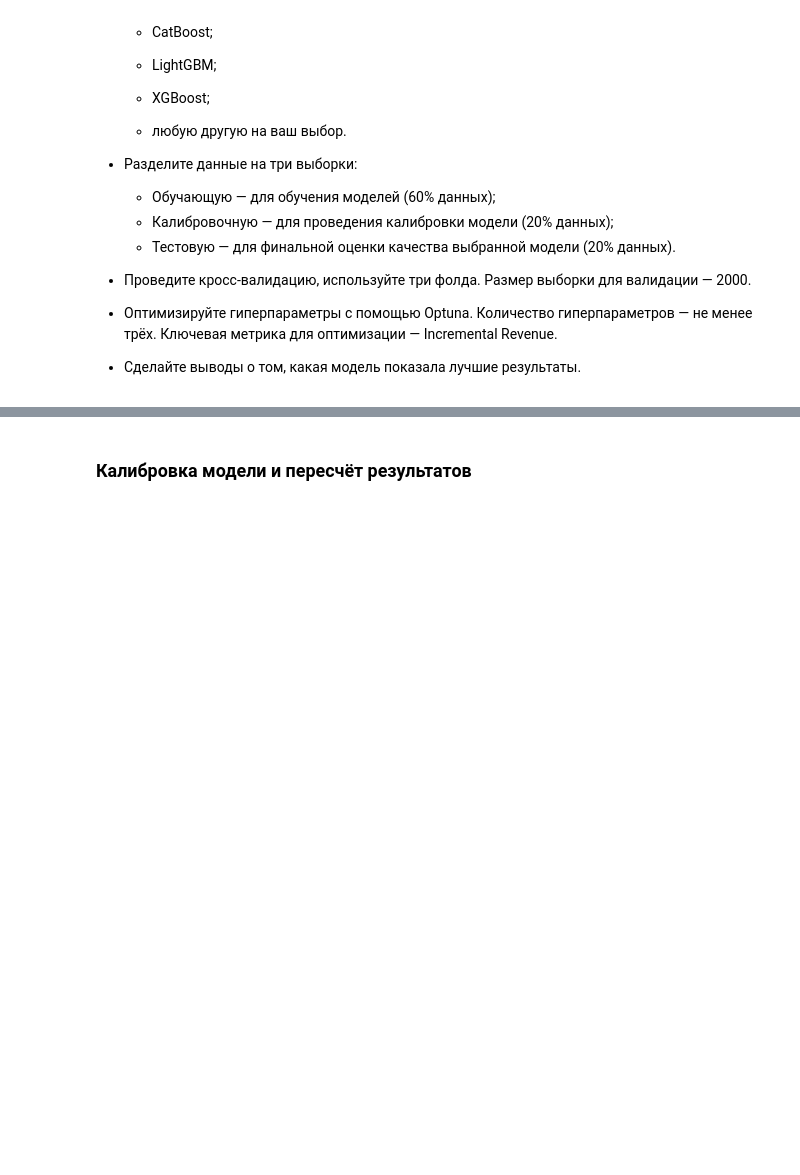
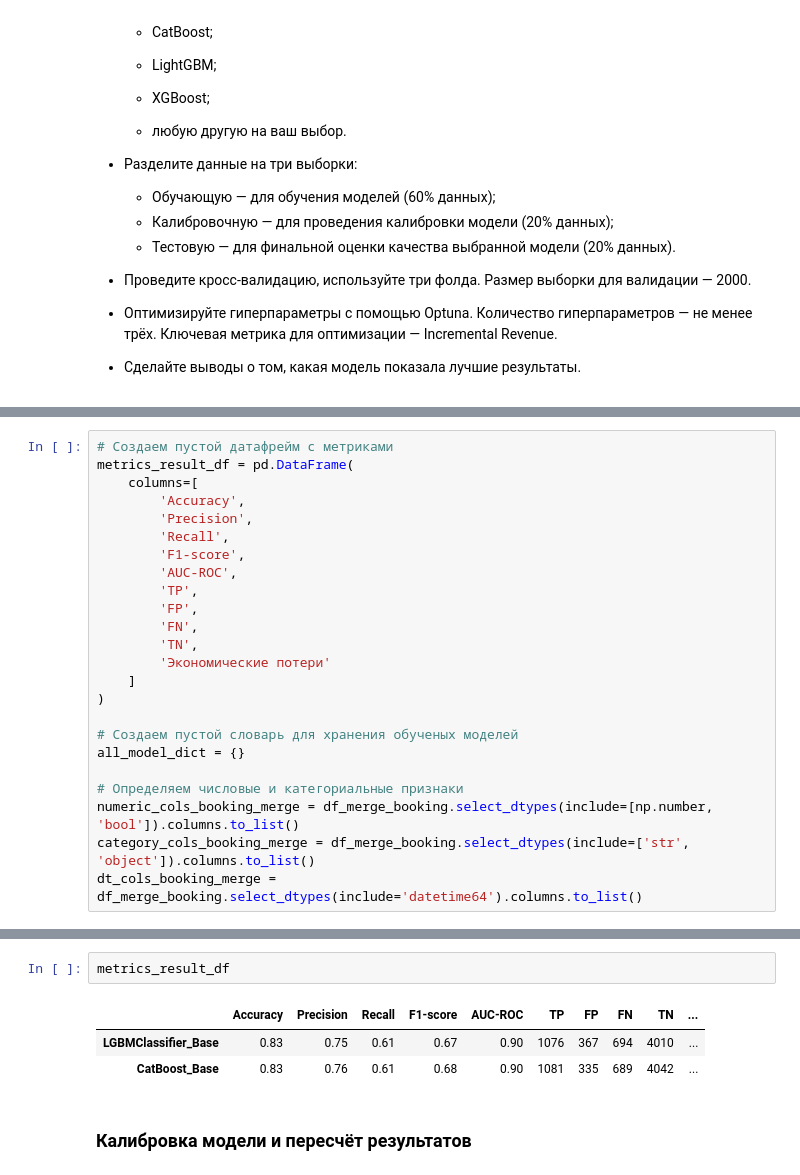
Before and after one commit to MEYakunin/Sprint17_Booking_Cancellation_Predict, a Jupyter notebook: Sprint17_Booking_Cancellation_Predict.ipynb, the cells around one changed output, grey strips where cells are left out. Cells and saved outputs as stored; diff of their text form; blank space fills up the shorter version.

```diff
--- a/Sprint17_Booking_Cancellation_Predict.ipynb
+++ b/Sprint17_Booking_Cancellation_Predict.ipynb
@@ -764,0 +840,24 @@ plt.show()
+# %%
+# Создаем пустой датафрейм с метриками
+metrics_result_df = pd.DataFrame(
+    columns=[
+        'Accuracy',
+        'Precision',
+        'Recall',
+        'F1-score',
+        'AUC-ROC',
+        'TP',
+        'FP',
+        'FN',
+        'TN',
+        'Экономические потери'
+    ]
+)
+
+# Создаем пустой словарь для хранения обученых моделей
+all_model_dict = {}
+
+# Определяем числовые и категориальные признаки
+numeric_cols_booking_merge = df_merge_booking.select_dtypes(include=[np.number, 'bool']).columns.to_list()
+category_cols_booking_merge = df_merge_booking.select_dtypes(include=['str', 'object']).columns.to_list()
+dt_cols_booking_merge = df_merge_booking.select_dtypes(include='datetime64').columns.to_list()
@@ -765,3 +996,9 @@ plt.show()
+# %%
+metrics_result_df
+# %% [output]
+|  | Accuracy | Precision | Recall | F1-score | AUC-ROC | TP | FP | FN | TN | ... |
+| LGBMClassifier_Base | 0.83 | 0.75 | 0.61 | 0.67 | 0.90 | 1076 | 367 | 694 | 4010 | ... |
+| CatBoost_Base | 0.83 | 0.76 | 0.61 | 0.68 | 0.90 | 1081 | 335 | 689 | 4042 | ... |
 # %% [markdown]
 ### Калибровка модели и пересчёт результатов
 # %% [markdown]
```
Also changed, not shown: parts of 15 cells of this notebook, 5 other files.
